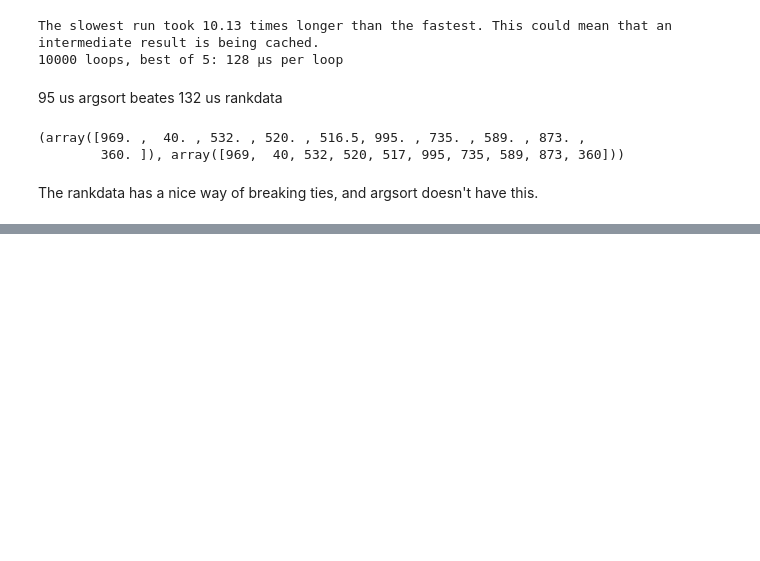
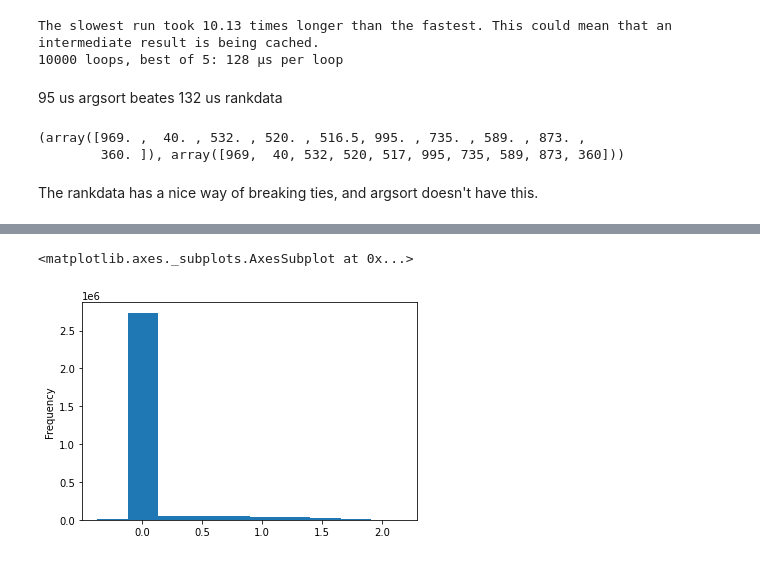
Before and after one commit to geoffwoollard/learn_cryoem_math, a Jupyter notebook: nb/topology_representing_network.ipynb, the cells around one changed output, grey strips where cells are left out. Cells and saved outputs as stored; diff of their text form; code cells hidden in the pictures; blank space fills up the shorter version.

```diff
--- a/nb/topology_representing_network.ipynb
+++ b/nb/topology_representing_network.ipynb
@@ -436,0 +534,5 @@ ranks.flatten() - rank.flatten()
+# %%
+pd.Series(map_original.flatten()).plot.hist()
+# %% [output]
+<matplotlib.axes._subplots.AxesSubplot at 0x...>
+[figure, added]
```
Also changed, not shown: parts of 17 cells of this notebook.
